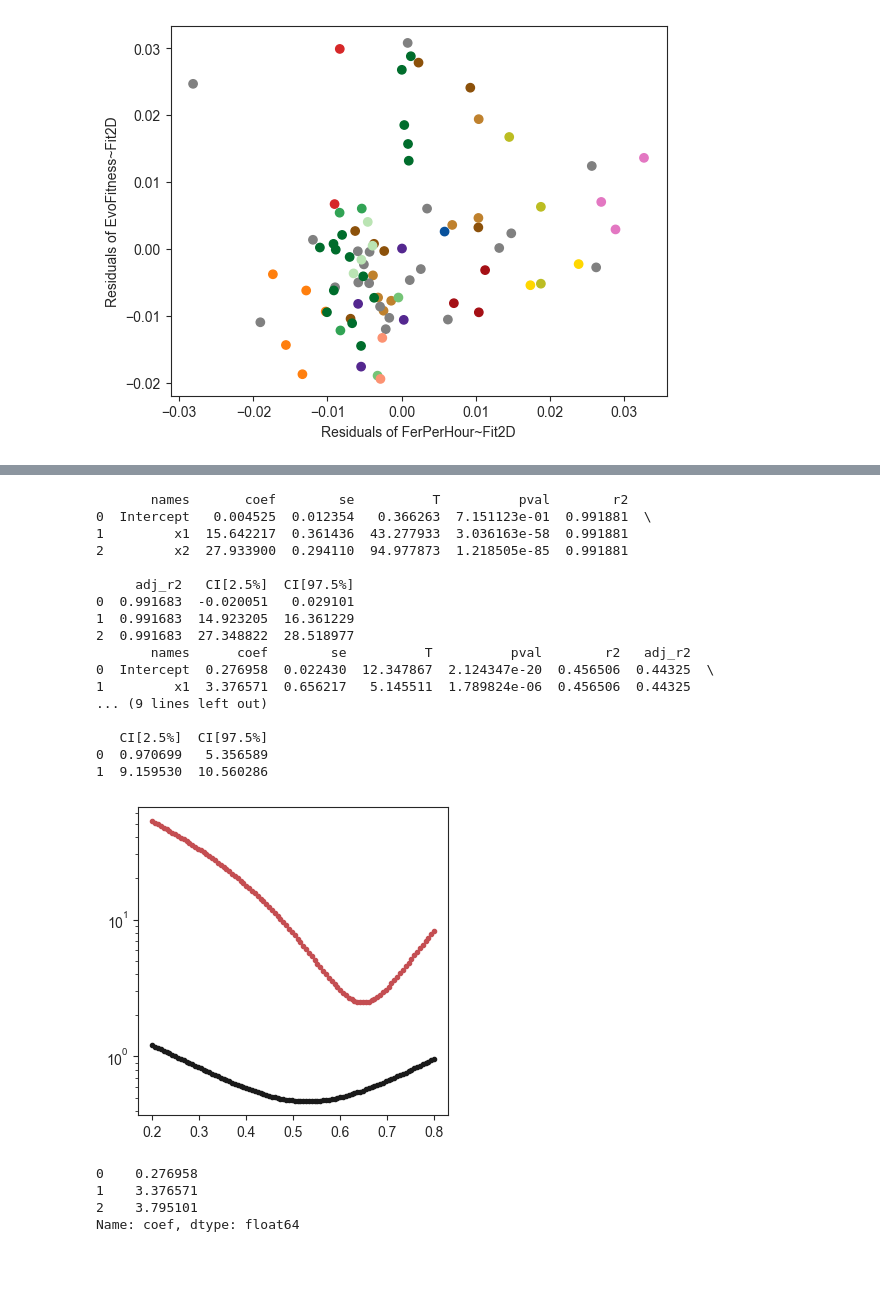
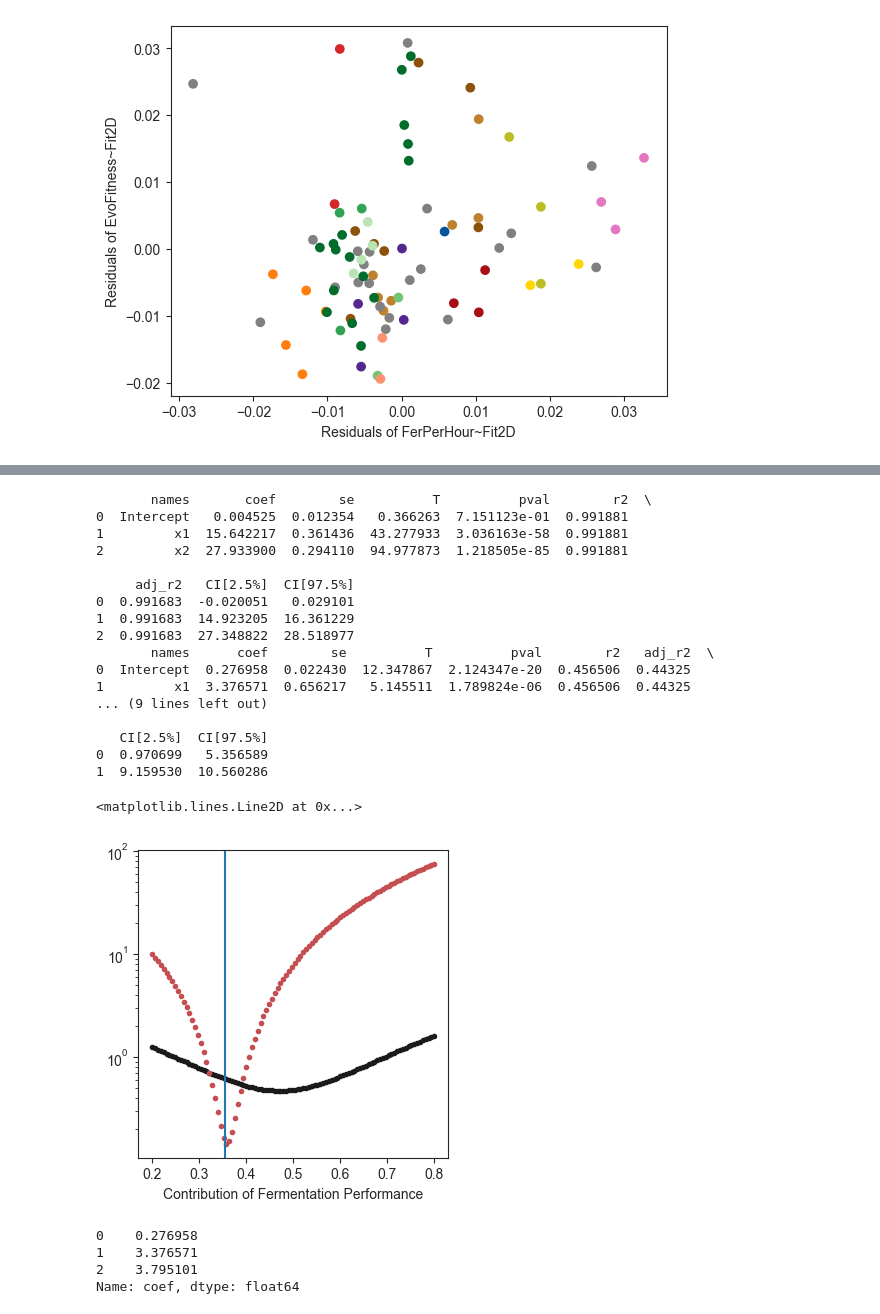
Before and after one commit to grantkinsler/EvolvingFront, a Jupyter notebook: EvolutionTracking/remeasurement vs evolution fitness.ipynb, the cells around one changed output, grey strips where cells are left out. Drawn from its saved outputs; the diff is of its cells as text; code cells hidden in the pictures; blank space fills up the shorter version.

```diff
--- a/EvolutionTracking/remeasurement vs evolution fitness.ipynb
+++ b/EvolutionTracking/remeasurement vs evolution fitness.ipynb
@@ -455,7 +557,7 @@ for fraction in fractions:
 
     estimates = lr_evo.coef[0]+\
             fraction*coef_sum*set_to_plot['FerPerHour_relative'].values[indices_to_keep]+\
-            fraction*coef_sum*set_to_plot['ResPerHour_relative'].values[indices_to_keep]
+            (1-fraction)*coef_sum*set_to_plot['ResPerHour_relative'].values[indices_to_keep]
 
 #     plt.subplot(121)
 #     plt.scatter(8*set_to_plot['evolution_fitness'].values[indices_to_keep],
@@ -470,44 +572,49 @@ for fraction in fractions:
 #     plt.subplot(122)
     estimates = lr_fit2d.coef[0]+\
             fraction*coef_sum*set_to_plot['FerPerHour_relative'].values[indices_to_keep]+\
-            fraction*coef_sum*set_to_plot['ResPerHour_relative'].values[indices_to_keep]
+            (1-fraction)*coef_sum*set_to_plot['ResPerHour_relative'].values[indices_to_keep]
     plt.scatter(fraction,np.sum((set_to_plot['Fit2D_early_fitness_relative'].values[indices_to_keep]-estimates)**2),color='r',marker='.')
 
 plt.yscale('log')
+# plt.legend()
+plt.xlabel('Contribution of Fermentation Performance')
+
+plt.axvline(17/48)
 
 
 # plt.figure(figsize=(12,4))
 # plt.subplot(121)
 # plt.scatter(set_to_plot['FerPerHour_relative'].values[indices_to_keep],
 #             8*set_to_plot['evolution_fitness'].values[indices_to_keep]
 #            )
 # plt.subplot(122)
 # plt.scatter(set_to_plot['ResPerHour_relative'].values[indices_to_keep],
 #             8*set_to_plot['evolution_fitness'].values[indices_to_keep]
 #            )
 # plt.subplot(123)
 # plt.scatter(set_to_plot['ResPerHour_relative'].values[indices_to_keep],
 #             8*set_to_plot['evolution_fitness'].values[indices_to_keep]
 #            )
 # %% [output]
-       names       coef        se          T          pval        r2
-0  Intercept   0.004525  0.012354   0.366263  7.151123e-01  0.991881  \
+       names       coef        se          T          pval        r2  \
+0  Intercept   0.004525  0.012354   0.366263  7.151123e-01  0.991881
 1         x1  15.642217  0.361436  43.277933  3.036163e-58  0.991881
 2         x2  27.933900  0.294110  94.977873  1.218505e-85  0.991881
 
      adj_r2   CI[2.5%]  CI[97.5%]
 0  0.991683  -0.020051   0.029101
 1  0.991683  14.923205  16.361229
 2  0.991683  27.348822  28.518977
-       names      coef        se          T          pval        r2   adj_r2
-0  Intercept  0.276958  0.022430  12.347867  2.124347e-20  0.456506  0.44325  \
+       names      coef        se          T          pval        r2   adj_r2  \
+0  Intercept  0.276958  0.022430  12.347867  2.124347e-20  0.456506  0.44325
 1         x1  3.376571  0.656217   5.145511  1.789824e-06  0.456506  0.44325
 ... (9 lines left out)
 
    CI[2.5%]  CI[97.5%]
 0  0.970699   5.356589
 1  9.159530  10.560286
+<matplotlib.lines.Line2D at 0x...>
-[figure, old version]
+[figure, new version]
 # %%
 # %% [output]
 0    0.276958
```
Also changed, not shown: parts of 5 cells of this notebook, 7 other files.
